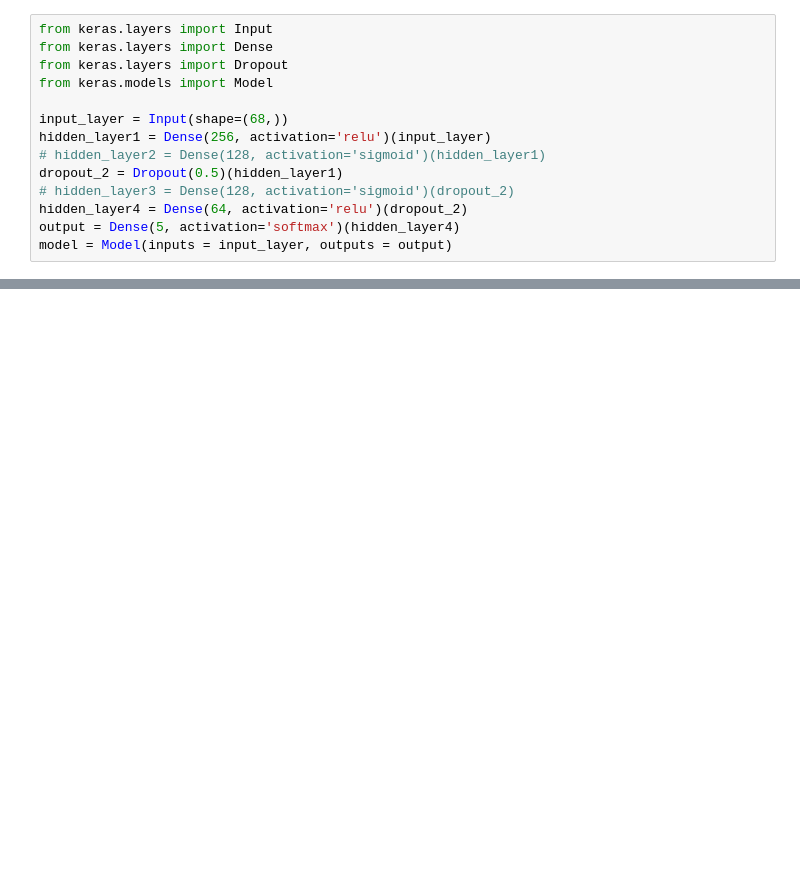
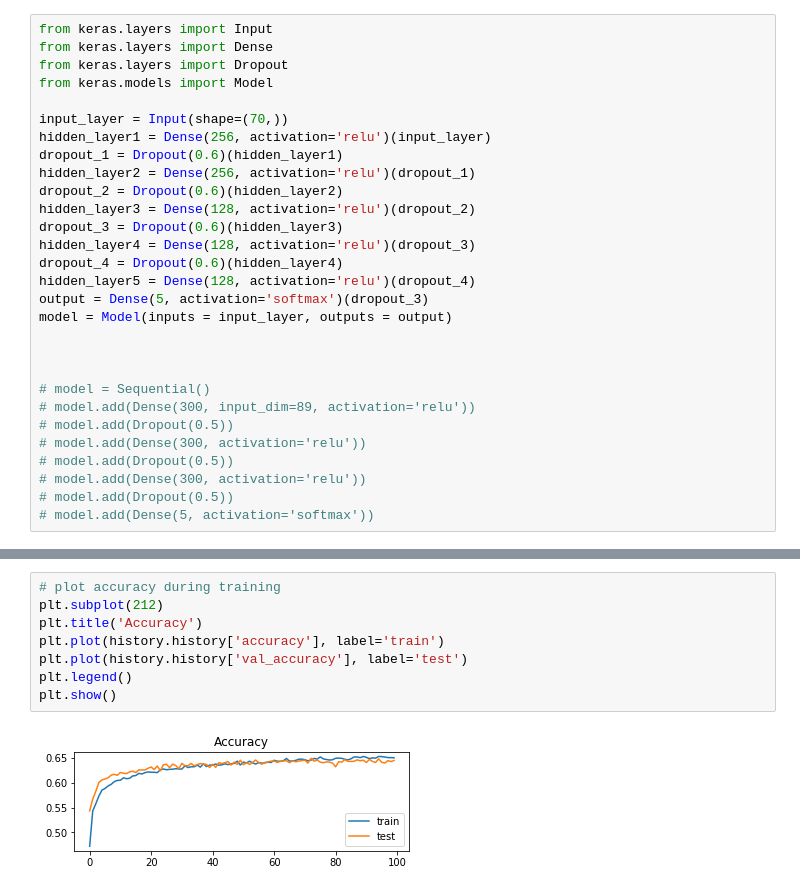
Before and after one commit to willianck/Predicting-Food-Insecurity, a Jupyter notebook: NN.ipynb, the cells around one changed output, grey strips where cells are left out. Saved outputs shown, nothing was run; the diff lists cells and outputs as text; blank space fills up the shorter version.

```diff
--- a/NN.ipynb
+++ b/NN.ipynb
@@ -123,14 +153,29 @@ from keras.layers import Dense
 from keras.layers import Dropout
 from keras.models import Model
 
-input_layer = Input(shape=(68,))
+input_layer = Input(shape=(70,))
 hidden_layer1 = Dense(256, activation='relu')(input_layer)
-# hidden_layer2 = Dense(128, activation='sigmoid')(hidden_layer1)
-dropout_2 = Dropout(0.5)(hidden_layer1)
-# hidden_layer3 = Dense(128, activation='sigmoid')(dropout_2)
-hidden_layer4 = Dense(64, activation='relu')(dropout_2)
-output = Dense(5, activation='softmax')(hidden_layer4)
+dropout_1 = Dropout(0.6)(hidden_layer1)
+hidden_layer2 = Dense(256, activation='relu')(dropout_1)
+dropout_2 = Dropout(0.6)(hidden_layer2)
+hidden_layer3 = Dense(128, activation='relu')(dropout_2)
+dropout_3 = Dropout(0.6)(hidden_layer3)
+hidden_layer4 = Dense(128, activation='relu')(dropout_3)
+dropout_4 = Dropout(0.6)(hidden_layer4)
+hidden_layer5 = Dense(128, activation='relu')(dropout_4)
+output = Dense(5, activation='softmax')(dropout_3)
 model = Model(inputs = input_layer, outputs = output)
+
+
+
+# model = Sequential()
+# model.add(Dense(300, input_dim=89, activation='relu'))
+# model.add(Dropout(0.5))
+# model.add(Dense(300, activation='relu'))
+# model.add(Dropout(0.5))
+# model.add(Dense(300, activation='relu'))
+# model.add(Dropout(0.5))
+# model.add(Dense(5, activation='softmax'))
 # %%
 model.summary()
 # %% [output]
@@ -175,0 +239,10 @@ Epoch 50/50
+# %%
+# plot accuracy during training
+plt.subplot(212)
+plt.title('Accuracy')
+plt.plot(history.history['accuracy'], label='train')
+plt.plot(history.history['val_accuracy'], label='test')
+plt.legend()
+plt.show()
+# %% [output]
+[figure, added]
```
Also changed, not shown: parts of 15 cells of this notebook.
